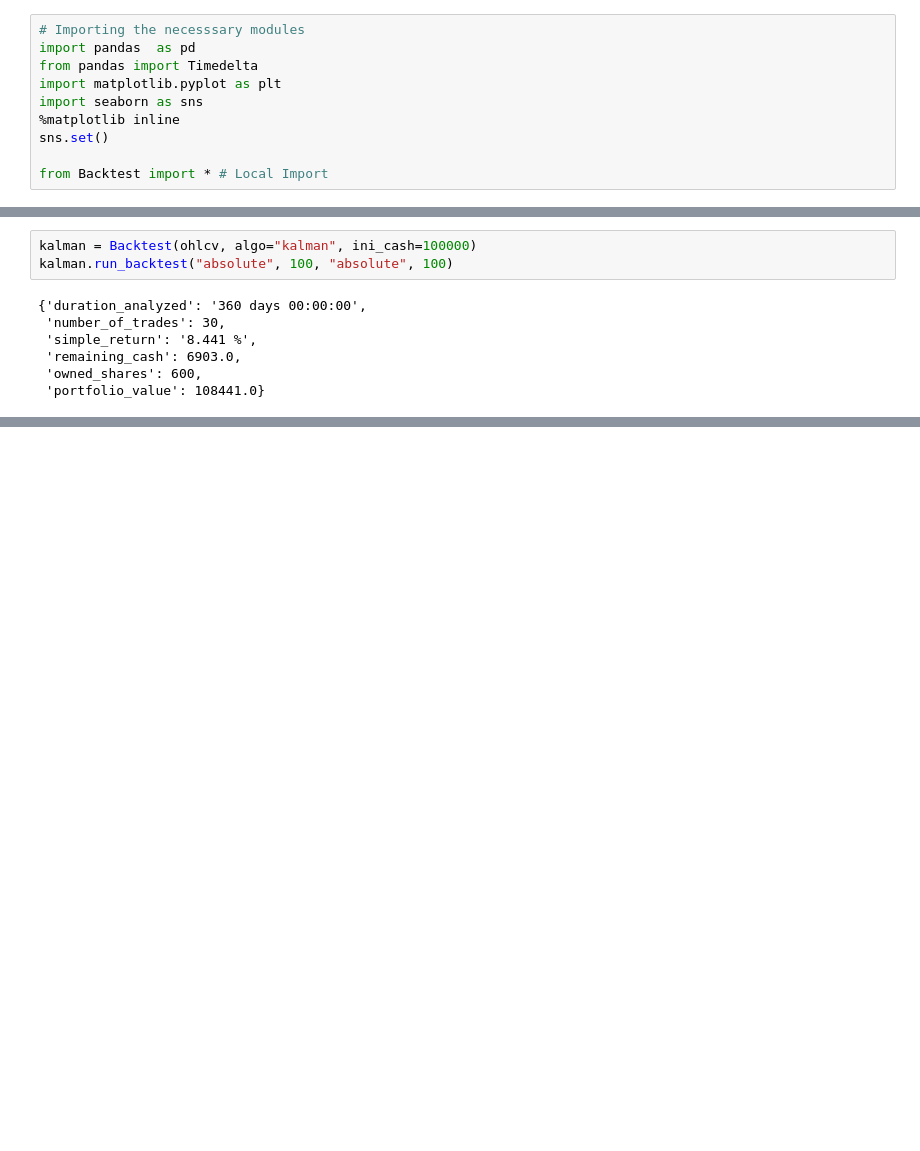
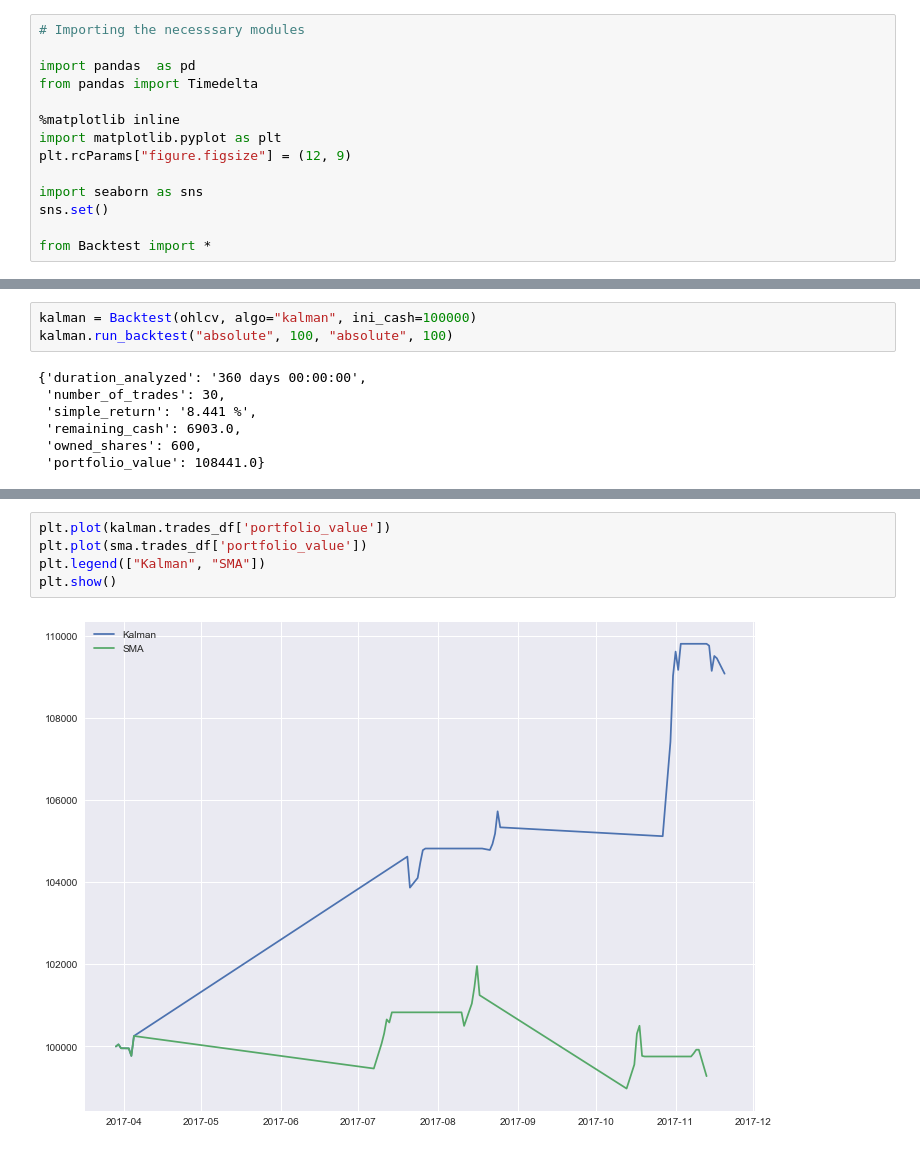
Before and after one commit to malhotravasu/algoT, a Jupyter notebook: code/usage.ipynb, the cells around one changed output, grey strips where cells are left out. Cells and saved outputs as stored; diff of their text form; blank space fills up the shorter version.

Commit message:
Portfolio Plotting

```diff
--- a/code/usage.ipynb
+++ b/code/usage.ipynb
@@ -1,13 +1,17 @@
 # %%
 # Importing the necesssary modules
+
 import pandas  as pd
 from pandas import Timedelta
+
+%matplotlib inline
 import matplotlib.pyplot as plt
+plt.rcParams["figure.figsize"] = (12, 9)
+
 import seaborn as sns
-%matplotlib inline
 sns.set()
 
-from Backtest import * # Local Import
+from Backtest import *
 # %%
 # Preparing the data for use
 ohlcv = pd.read_csv('data/daily_AAPL.csv', parse_dates=['timestamp']).sort_values('timestamp').set_index('timestamp')
@@ -64,0 +69,7 @@ kalman.trades_df.head()
+# %%
+plt.plot(kalman.trades_df['portfolio_value'])
+plt.plot(sma.trades_df['portfolio_value'])
+plt.legend(["Kalman", "SMA"])
+plt.show()
+# %% [output]
+[figure, added]
```
Also changed, not shown: parts of 2 cells of this notebook, 1 other file.
